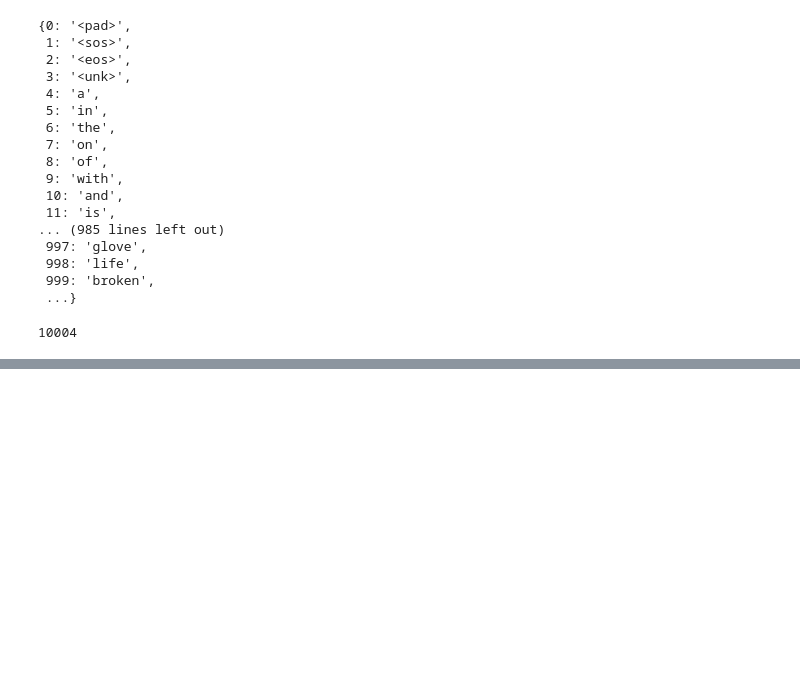
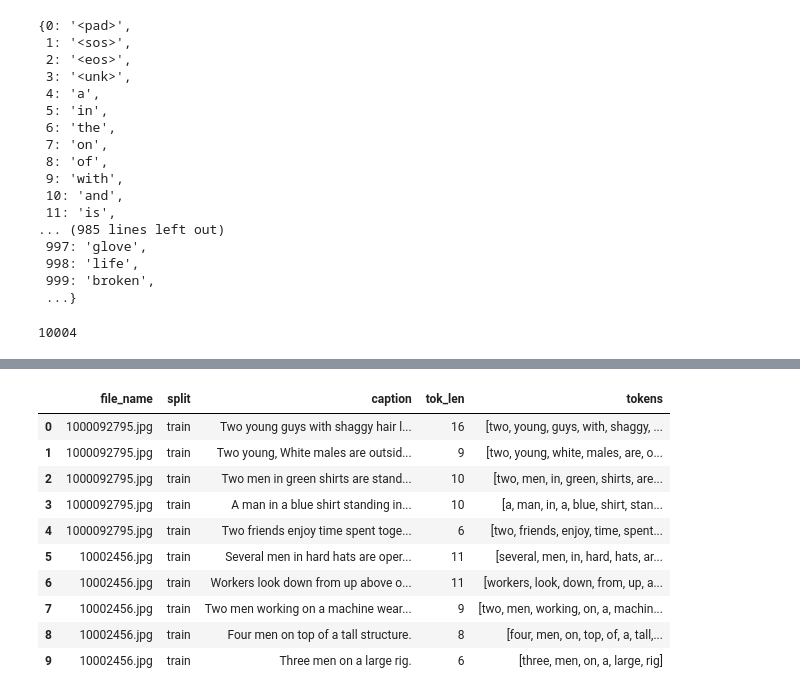
Before and after one commit to moaaztaha/Image-Captioning, a Jupyter notebook: dataset preprocessing.ipynb, the cells around one changed output, grey strips where cells are left out. Drawn from its saved outputs; the diff is of its cells as text; code cells hidden in the pictures; blank space fills up the shorter version.

```diff
--- a/dataset preprocessing.ipynb
+++ b/dataset preprocessing.ipynb
@@ -75,0 +127,15 @@ len(vocab)
+# %%
+df = pd.read_json("data30.json")
+df.head(10)
+# %% [output]
+|  | file_name | split | caption | tok_len | tokens |
+| 0 | 1000092795.jpg | train | Two young guys with shaggy hair l... | 16 | [two, young, guys, with, shaggy, ... |
+| 1 | 1000092795.jpg | train | Two young, White males are outsid... | 9 | [two, young, white, males, are, o... |
+| 2 | 1000092795.jpg | train | Two men in green shirts are stand... | 10 | [two, men, in, green, shirts, are... |
+| 3 | 1000092795.jpg | train | A man in a blue shirt standing in... | 10 | [a, man, in, a, blue, shirt, stan... |
+| 4 | 1000092795.jpg | train | Two friends enjoy time spent toge... | 6 | [two, friends, enjoy, time, spent... |
+| 5 | 10002456.jpg | train | Several men in hard hats are oper... | 11 | [several, men, in, hard, hats, ar... |
+| 6 | 10002456.jpg | train | Workers look down from up above o... | 11 | [workers, look, down, from, up, a... |
+| 7 | 10002456.jpg | train | Two men working on a machine wear... | 9 | [two, men, working, on, a, machin... |
+| 8 | 10002456.jpg | train | Four men on top of a tall structure. | 8 | [four, men, on, top, of, a, tall,... |
+| 9 | 10002456.jpg | train | Three men on a large rig. | 6 | [three, men, on, a, large, rig] |
```
Also changed, not shown: parts of 8 cells of this notebook, 2 other files.
